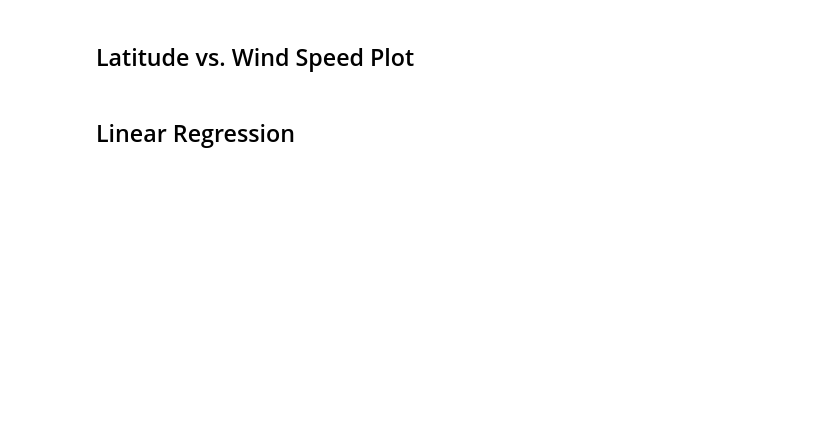
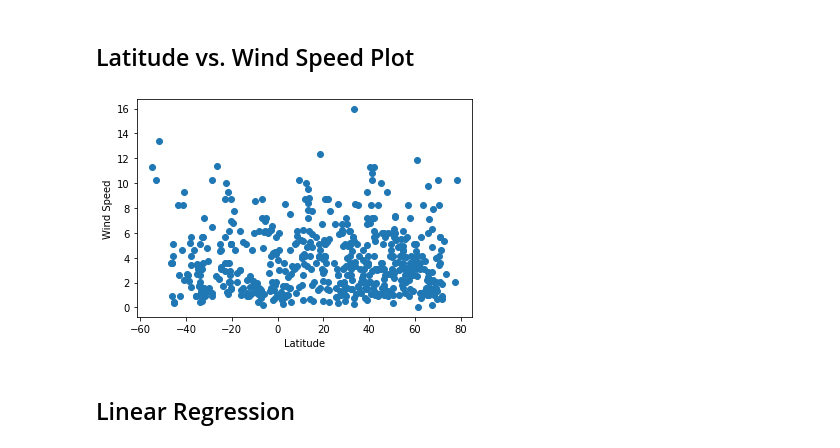
Before and after one commit to amunyhub/python-api-challenge, a Jupyter notebook: WeatherPy/WeatherPy.ipynb, the cells around one changed output. Cells and saved outputs as stored; diff of their text form; code cells hidden in the pictures; blank space fills up the shorter version.

```diff
--- a/WeatherPy/WeatherPy.ipynb
+++ b/WeatherPy/WeatherPy.ipynb
@@ -228,11 +230,14 @@ plt.show()
 # %%
 x_values=weather_df['Lat']
 y_values=weather_df['Wind Speed']
 plt.scatter(x_values,y_values)
 plt.xlabel('Latitude')
 plt.ylabel('Wind Speed')
+plt.title('Latitude vs. Wind Speed')
 plt.show()
 #Print(add a sentence here)
+# %% [output]
+[figure, added]
 # %% [markdown]
 ## Linear Regression
 # %%
```
Also changed, not shown: parts of 10 cells of this notebook, 1 other file.
